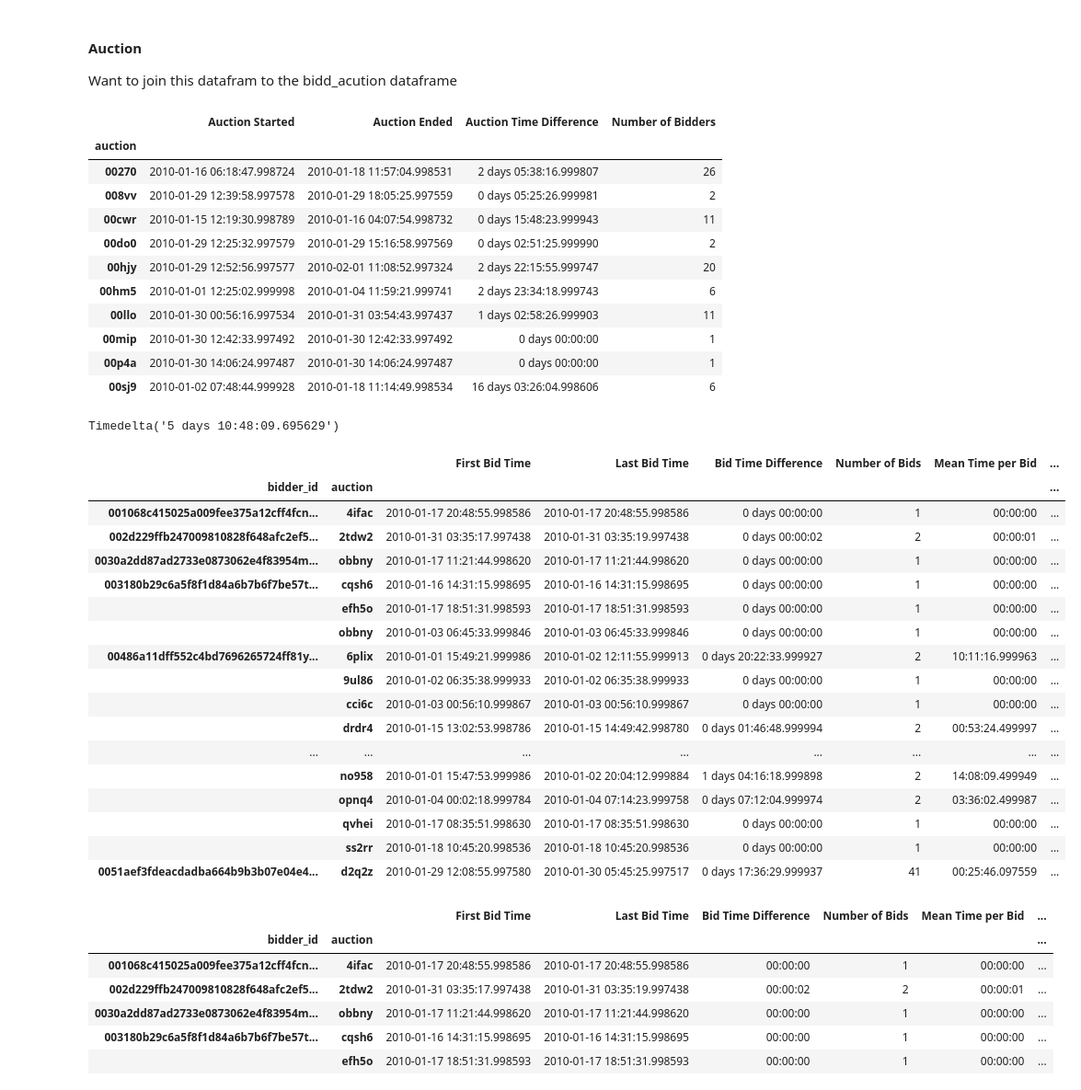
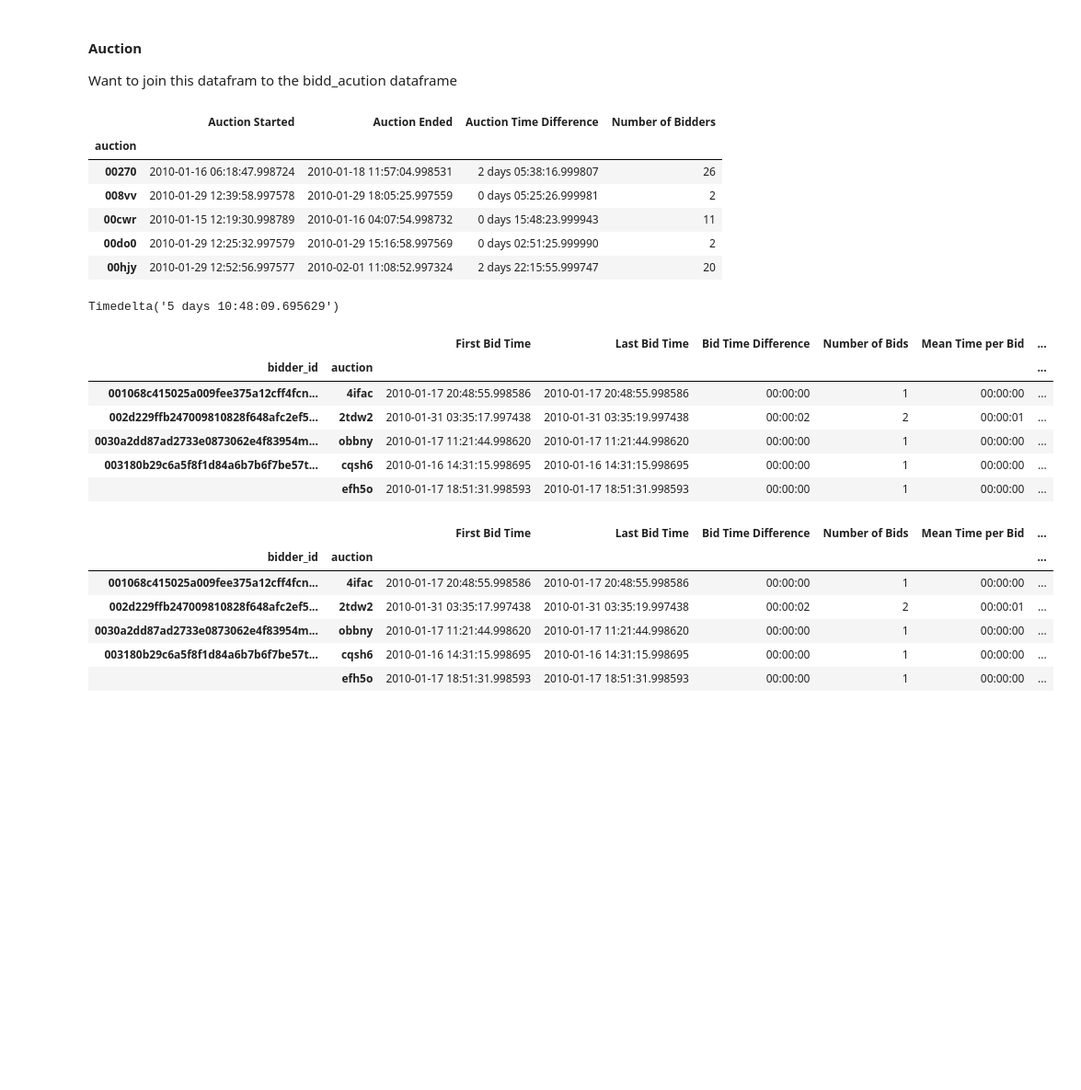
Before and after one commit to madderle/Human-or-Robot, a Jupyter notebook: src/Live Auction.ipynb, the cells around one changed output. Shown: that part at 92% size. Cells and saved outputs as stored; diff of their text form; code cells hidden in the pictures; blank space fills up the shorter version.

```diff
--- a/src/Live Auction.ipynb
+++ b/src/Live Auction.ipynb
@@ -296,7 +316,7 @@ auction['Auction Time Difference'] = auction['Auction Ended'] - auction['Auction
 auction['Number of Bidders'] = bids.groupby(['auction'])['bidder_id'].nunique().to_frame()
 #auction['Number of Bids'] = bids.groupby(['auction'])['bidder_id'].count().to_frame()
 # %%
-auction.head(10)
+auction.head(5)
 # %% [output]
 |  | Auction Started | Auction Ended | Auction Time Difference | Number of Bidders |
 | auction |  |  |  |  |
@@ -305,11 +325,6 @@ auction.head(10)
 | 00cwr | 2010-01-15 12:19:30.998789 | 2010-01-16 04:07:54.998732 | 0 days 15:48:23.999943 | 11 |
 | 00do0 | 2010-01-29 12:25:32.997579 | 2010-01-29 15:16:58.997569 | 0 days 02:51:25.999990 | 2 |
 | 00hjy | 2010-01-29 12:52:56.997577 | 2010-02-01 11:08:52.997324 | 2 days 22:15:55.999747 | 20 |
-| 00hm5 | 2010-01-01 12:25:02.999998 | 2010-01-04 11:59:21.999741 | 2 days 23:34:18.999743 | 6 |
-| 00llo | 2010-01-30 00:56:16.997534 | 2010-01-31 03:54:43.997437 | 1 days 02:58:26.999903 | 11 |
-| 00mip | 2010-01-30 12:42:33.997492 | 2010-01-30 12:42:33.997492 | 0 days 00:00:00 | 1 |
-| 00p4a | 2010-01-30 14:06:24.997487 | 2010-01-30 14:06:24.997487 | 0 days 00:00:00 | 1 |
-| 00sj9 | 2010-01-02 07:48:44.999928 | 2010-01-18 11:14:49.998534 | 16 days 03:26:04.998606 | 6 |
 # %%
 #The mean auction lasts 5 days This seems plausible with reverse engineering the time.
 auction['Auction Time Difference'].mean()
@@ -318,26 +333,15 @@ Timedelta('5 days 10:48:09.695629')
 # %%
 #Join Auction with Bidder_auction
 bidder_auction_full = bidder_auction.join(auction, how='inner')
-bidder_auction_full.head(20)
+bidder_auction_full.head(5)
 # %% [output]
 |  |  | First Bid Time | Last Bid Time | Bid Time Difference | Number of Bids | Mean Time per Bid | ... |
 | bidder_id | auction |  |  |  |  |  | ... |
-| 001068c415025a009fee375a12cff4fcn... | 4ifac | 2010-01-17 20:48:55.998586 | 2010-01-17 20:48:55.998586 | 0 days 00:00:00 | 1 | 00:00:00 | ... |
-| 002d229ffb247009810828f648afc2ef5... | 2tdw2 | 2010-01-31 03:35:17.997438 | 2010-01-31 03:35:19.997438 | 0 days 00:00:02 | 2 | 00:00:01 | ... |
-| 0030a2dd87ad2733e0873062e4f83954m... | obbny | 2010-01-17 11:21:44.998620 | 2010-01-17 11:21:44.998620 | 0 days 00:00:00 | 1 | 00:00:00 | ... |
-| 003180b29c6a5f8f1d84a6b7b6f7be57t... | cqsh6 | 2010-01-16 14:31:15.998695 | 2010-01-16 14:31:15.998695 | 0 days 00:00:00 | 1 | 00:00:00 | ... |
-|  | efh5o | 2010-01-17 18:51:31.998593 | 2010-01-17 18:51:31.998593 | 0 days 00:00:00 | 1 | 00:00:00 | ... |
-|  | obbny | 2010-01-03 06:45:33.999846 | 2010-01-03 06:45:33.999846 | 0 days 00:00:00 | 1 | 00:00:00 | ... |
-| 00486a11dff552c4bd7696265724ff81y... | 6plix | 2010-01-01 15:49:21.999986 | 2010-01-02 12:11:55.999913 | 0 days 20:22:33.999927 | 2 | 10:11:16.999963 | ... |
-|  | 9ul86 | 2010-01-02 06:35:38.999933 | 2010-01-02 06:35:38.999933 | 0 days 00:00:00 | 1 | 00:00:00 | ... |
-|  | cci6c | 2010-01-03 00:56:10.999867 | 2010-01-03 00:56:10.999867 | 0 days 00:00:00 | 1 | 00:00:00 | ... |
-|  | drdr4 | 2010-01-15 13:02:53.998786 | 2010-01-15 14:49:42.998780 | 0 days 01:46:48.999994 | 2 | 00:53:24.499997 | ... |
-| ... | ... | ... | ... | ... | ... | ... | ... |
-|  | no958 | 2010-01-01 15:47:53.999986 | 2010-01-02 20:04:12.999884 | 1 days 04:16:18.999898 | 2 | 14:08:09.499949 | ... |
-|  | opnq4 | 2010-01-04 00:02:18.999784 | 2010-01-04 07:14:23.999758 | 0 days 07:12:04.999974 | 2 | 03:36:02.499987 | ... |
-|  | qvhei | 2010-01-17 08:35:51.998630 | 2010-01-17 08:35:51.998630 | 0 days 00:00:00 | 1 | 00:00:00 | ... |
-|  | ss2rr | 2010-01-18 10:45:20.998536 | 2010-01-18 10:45:20.998536 | 0 days 00:00:00 | 1 | 00:00:00 | ... |
-| 0051aef3fdeacdadba664b9b3b07e04e4... | d2q2z | 2010-01-29 12:08:55.997580 | 2010-01-30 05:45:25.997517 | 0 days 17:36:29.999937 | 41 | 00:25:46.097559 | ... |
+| 001068c415025a009fee375a12cff4fcn... | 4ifac | 2010-01-17 20:48:55.998586 | 2010-01-17 20:48:55.998586 | 00:00:00 | 1 | 00:00:00 | ... |
+| 002d229ffb247009810828f648afc2ef5... | 2tdw2 | 2010-01-31 03:35:17.997438 | 2010-01-31 03:35:19.997438 | 00:00:02 | 2 | 00:00:01 | ... |
+| 0030a2dd87ad2733e0873062e4f83954m... | obbny | 2010-01-17 11:21:44.998620 | 2010-01-17 11:21:44.998620 | 00:00:00 | 1 | 00:00:00 | ... |
+| 003180b29c6a5f8f1d84a6b7b6f7be57t... | cqsh6 | 2010-01-16 14:31:15.998695 | 2010-01-16 14:31:15.998695 | 00:00:00 | 1 | 00:00:00 | ... |
+|  | efh5o | 2010-01-17 18:51:31.998593 | 2010-01-17 18:51:31.998593 | 00:00:00 | 1 | 00:00:00 | ... |
 # %%
 #Add More Features
 
```
Also changed, not shown: parts of 36 cells of this notebook.
